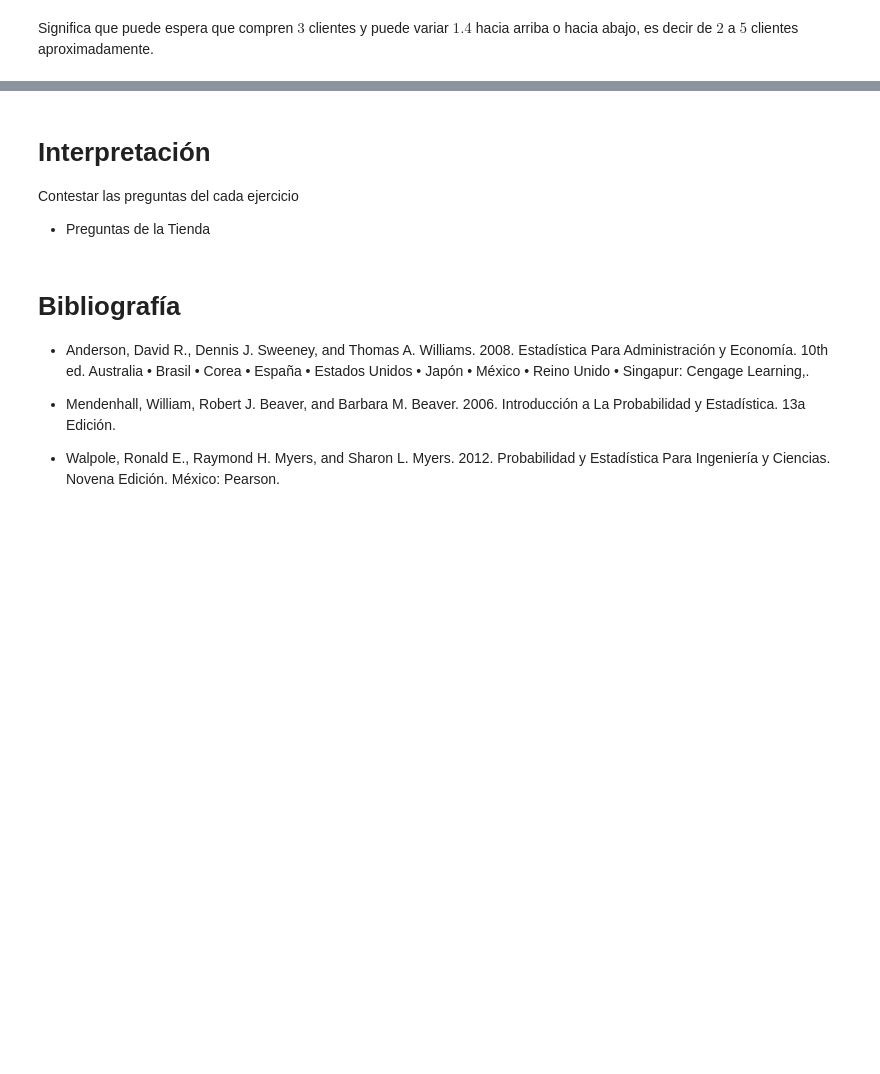
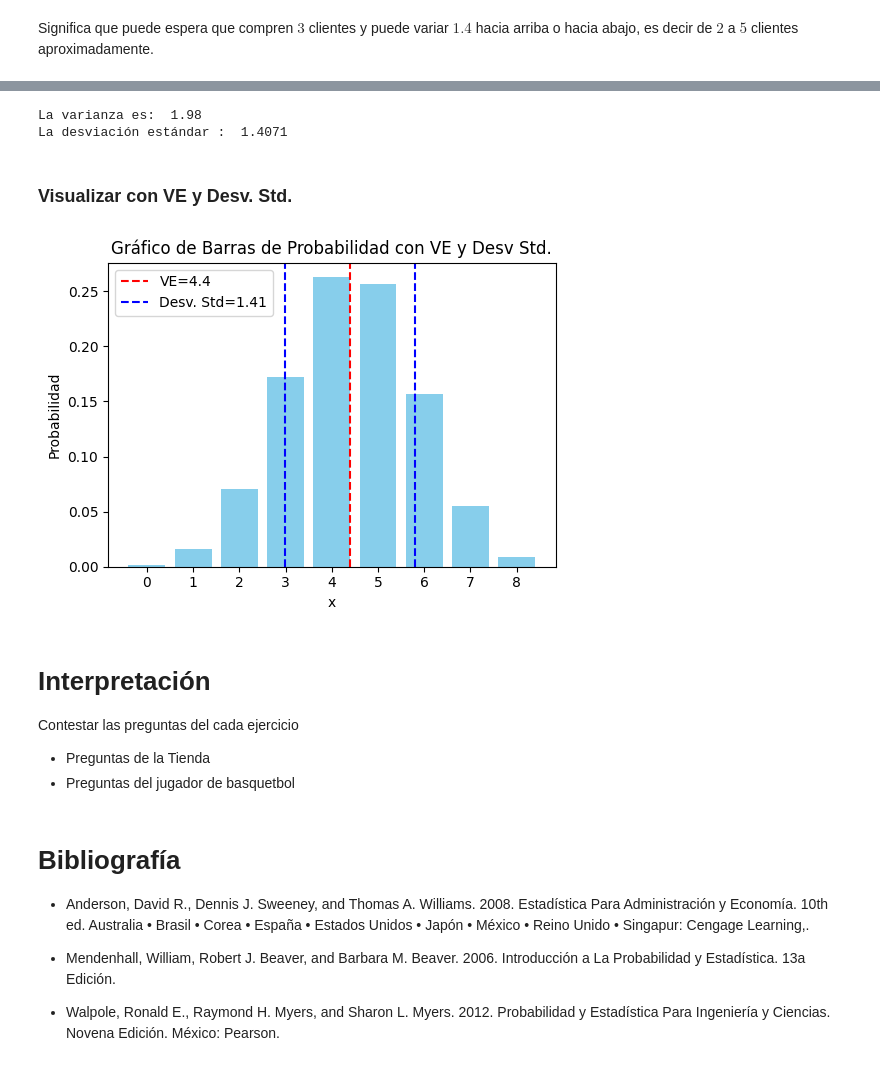
Before and after one commit to rpizarrog/probabilidad-y-estad-stica, a Jupyter notebook: Python 2023/Caso_17_Distribución_binomial.ipynb, the cells around one changed output, grey strips where cells are left out. Drawn from its saved outputs; the diff is of its cells as text; code cells hidden in the pictures; blank space fills up the shorter version.

```diff
--- a/Python 2023/Caso_17_Distribución_binomial.ipynb
+++ b/Python 2023/Caso_17_Distribución_binomial.ipynb
@@ -215,9 +306,25 @@ Significa que puede espera que compren $3$ clientes y puede variar $1.4$ hacia a
+# %%
+varianza = n * p *(1 - p)
+print ("La varianza es: ", np.round(varianza, 4))
+
+desv_std = np.sqrt(varianza)
+print ("La desviación estándar : ", np.round(desv_std, 4))
+# %% [output]
+La varianza es:  1.98
+La desviación estándar :  1.4071
+# %% [markdown]
+### Visualizar con VE y Desv. Std.
+# %%
+f_graficos_probabilidad_discreta_VE_ds(tabla, VE, desv_std)
+# %% [output]
+[figure, added]
 # %% [markdown]
 # Interpretación
 
 Contestar las preguntas del cada ejercicio
 
 - Preguntas de la Tienda
+- Preguntas del jugador de basquetbol
 # %% [markdown]
 # Bibliografía
 
```
Also changed, not shown: parts of 18 cells of this notebook.
